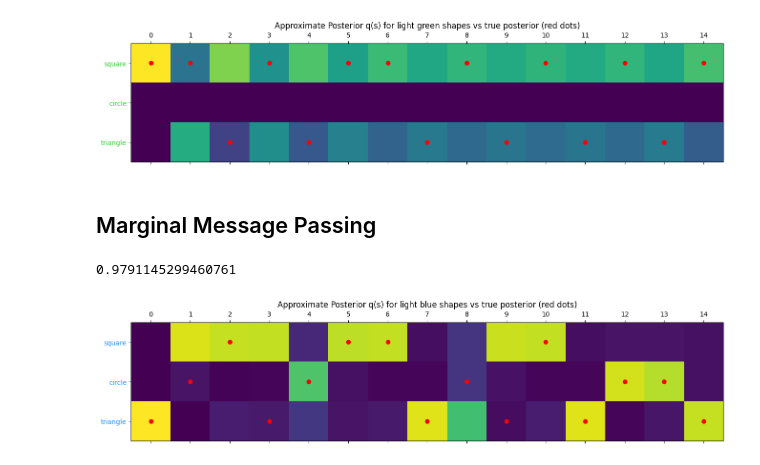
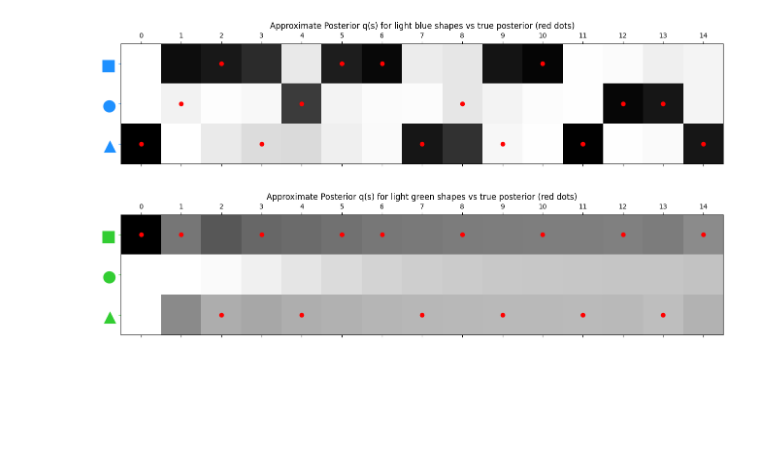
Before and after one commit to AlxSp/Active-Inference, a Jupyter notebook: shape_patterns.ipynb, the cells around one changed output. Drawn from its saved outputs; the diff is of its cells as text; code cells hidden in the pictures; blank space fills up the shorter version.

```diff
--- a/shape_patterns.ipynb
+++ b/shape_patterns.ipynb
@@ -4,7 +4,10 @@ import numpy as np
 import jax.numpy as jnp
 from jax import grad, jit
 # %%
-_eps = 1e-16
+_eps = np.exp(-16) # small number (from the script) to avoid division by zero
+
+def log(x):
+    return np.log(x + _eps)
 
 def softmax(x):
     """
@@ -67,0 +68,7 @@ for i, idx in enumerate(out_indices):
+# %%
+for i, true_state_i in enumerate(light_blue_shapes_true_posterior):
+    print(light_blue_shapes_os[:, true_state_i])
+    if i < len(light_blue_shapes_true_posterior) - 1:
+        # print(light_blue_shapes_ts[true_state_i])
+        print(light_blue_shapes_ts[:, true_state_i])
+    print()
@@ -147,0 +331,16 @@ plt.show()
+# %%
+full_beliefs = []
+for t in range(time_steps):
+    for i in range(num_iter):
+        beliefs = []
+        for f in range(2):
+            beliefs.append(qs_history[f][t][i].flatten())
+        beliefs = np.concatenate(beliefs)
+        full_beliefs.append(beliefs)
+
+full_beliefs = np.asarray(full_beliefs)
+full_beliefs.shape
+
+plt.ylim(-0.05, 1.05)
+plt.plot(full_beliefs)
+plt.show()
@@ -148,19 +423,20 @@ plt.show()
 # %%
-plt.matshow(qs_arr[1].T, vmin = 0.0, vmax = 1.0)
+# draw the approximate posteriors for the light blue shapes with the true posterior as red dots
+plt.matshow(qs_arr[0].T, vmin = 0.0, vmax = 1.0, cmap='binary')
 plt.xticks(range(time_steps))
-plt.yticks(range(3),['square', 'circle', 'triangle'])
-plt.tick_params(axis='y', colors='limegreen')
+plt.yticks(range(3),['■', '●', '▲'])
+plt.tick_params(axis='y', colors='dodgerblue', labelsize=24)
+plt.plot(range(time_steps), light_blue_shapes_true_posterior, 'ro')
+plt.title('Approximate Posterior q(s) for light blue shapes vs true posterior (red dots)')
+plt.show()
+# draw the approximate posteriors for the light green shapes with the true posterior as red dots
+plt.matshow(qs_arr[1].T, vmin = 0.0, vmax = 1.0, cmap='binary')
+plt.xticks(range(time_steps))
+plt.yticks(range(3), ['■', '●', '▲'])
+plt.tick_params(axis='y', colors='limegreen', labelsize=24)
 plt.plot(range(time_steps), light_green_shapes_true_posterior, 'ro')
 plt.title('Approximate Posterior q(s) for light green shapes vs true posterior (red dots)')
 plt.show()
 # %% [output]
-[figure, old version]
+[figure, new version]
+[figure, added]
-# %% [markdown]
-## Marginal Message Passing
-# %%
-light_blue_shapes_ts.T
-B_T = softmax(light_blue_shapes_ts.T)
-
-B_T[1].sum()
-# %% [output]
-0.9791145299460761
@@ -226,10 +442,0 @@ for tau in range(time_steps):
-# %%
-plt.matshow(qs_arr[0].T, vmin = 0.0, vmax = 1.0)
-plt.xticks(range(time_steps))
-plt.yticks(range(3),['square', 'circle', 'triangle'])
-plt.tick_params(axis='y', colors='dodgerblue')
-plt.plot(range(time_steps), light_blue_shapes_true_posterior, 'ro')
-plt.title('Approximate Posterior q(s) for light blue shapes vs true posterior (red dots)')
-plt.show()
-# %% [output]
-[figure, removed]
```
Also changed, not shown: parts of 26 cells of this notebook.
